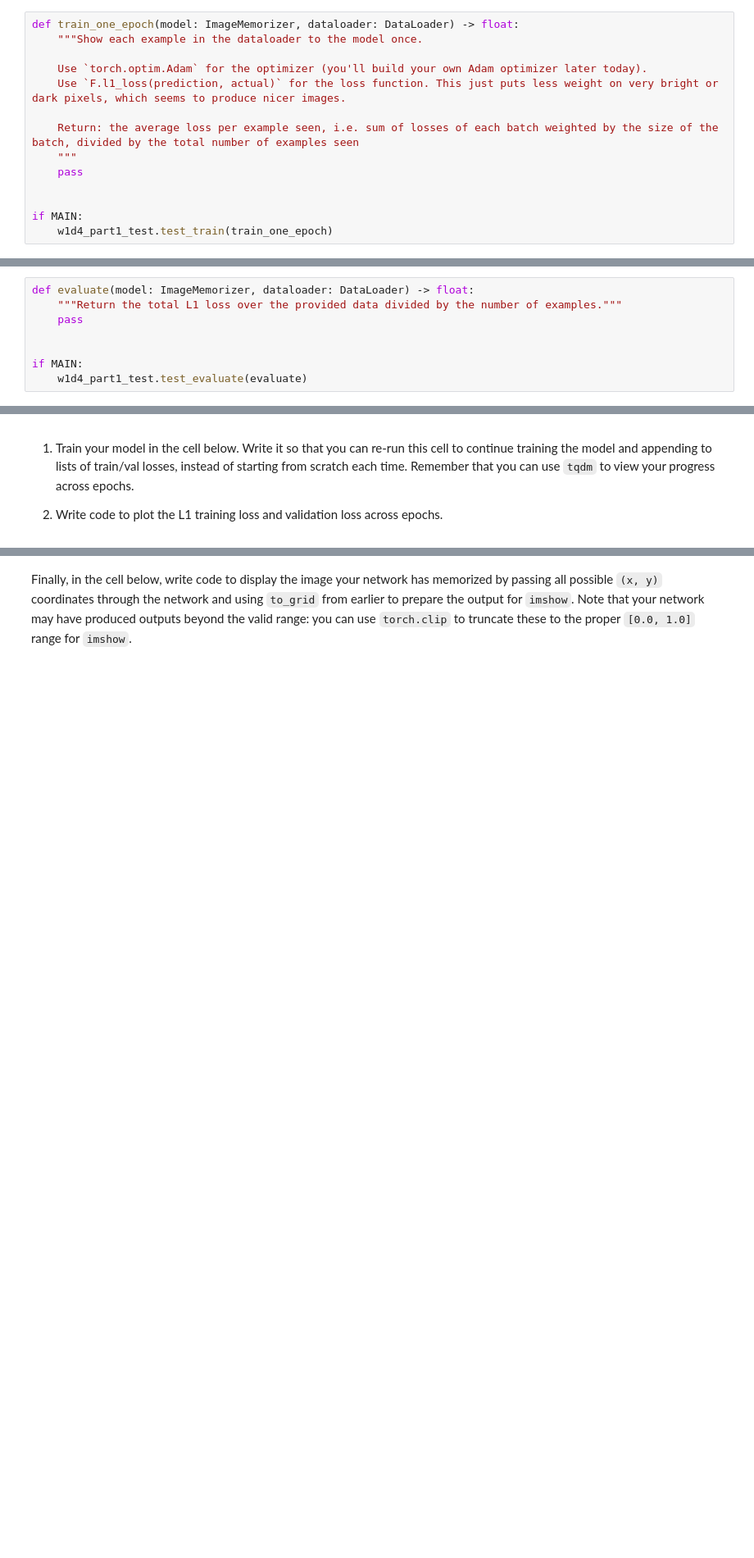
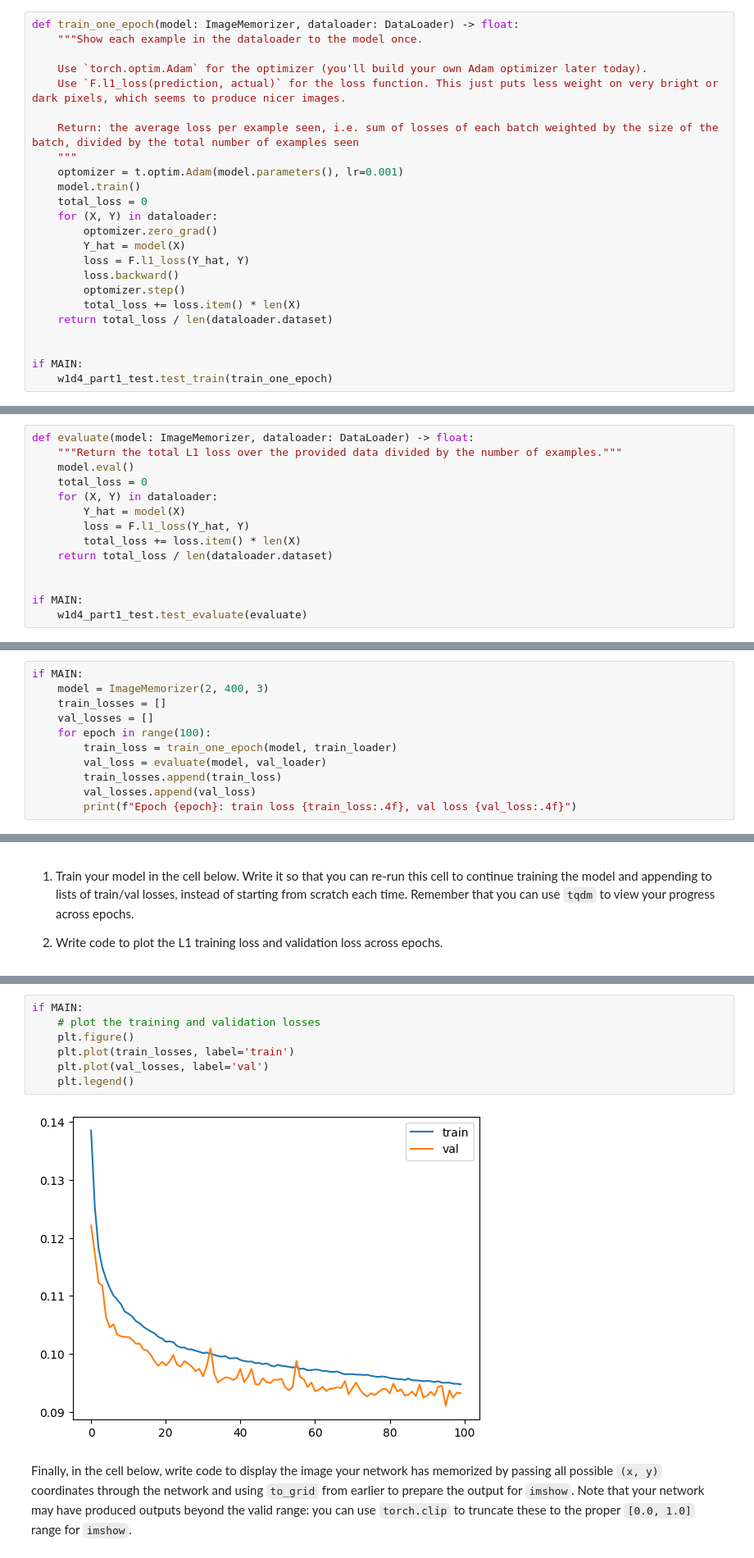
Before and after one commit to David-McSharry/MLAB, a Jupyter notebook: w1d4_part1_answers.ipynb, the cells around one changed output, grey strips where cells are left out. Shown at 82% size. Cells and saved outputs as stored; diff of their text form; blank space fills up the shorter version.

```diff
--- a/w1d4_part1_answers.ipynb
+++ b/w1d4_part1_answers.ipynb
@@ -430,7 +441,17 @@ def train_one_epoch(model: ImageMemorizer, dataloader: DataLoader) -> float:
 
     Return: the average loss per example seen, i.e. sum of losses of each batch weighted by the size of the batch, divided by the total number of examples seen
     """
-    pass
+    optomizer = t.optim.Adam(model.parameters(), lr=0.001)
+    model.train()
+    total_loss = 0
+    for (X, Y) in dataloader:
+        optomizer.zero_grad()
+        Y_hat = model(X)
+        loss = F.l1_loss(Y_hat, Y)
+        loss.backward()
+        optomizer.step()
+        total_loss += loss.item() * len(X)
+    return total_loss / len(dataloader.dataset)
 
 
 if MAIN:
@@ -443,7 +466,13 @@ Tip: since you don't need gradients for this step, wrap your forward call in the
 # %%
 def evaluate(model: ImageMemorizer, dataloader: DataLoader) -> float:
     """Return the total L1 loss over the provided data divided by the number of examples."""
-    pass
+    model.eval()
+    total_loss = 0
+    for (X, Y) in dataloader:
+        Y_hat = model(X)
+        loss = F.l1_loss(Y_hat, Y)
+        total_loss += loss.item() * len(X)
+    return total_loss / len(dataloader.dataset)
 
 
 if MAIN:
@@ -460,0 +489,11 @@ if MAIN:
+# %%
+if MAIN:
+    model = ImageMemorizer(2, 400, 3)
+    train_losses = []
+    val_losses = []
+    for epoch in range(100):
+        train_loss = train_one_epoch(model, train_loader)
+        val_loss = evaluate(model, val_loader)
+        train_losses.append(train_loss)
+        val_losses.append(val_loss)
+        print(f"Epoch {epoch}: train loss {train_loss:.4f}, val loss {val_loss:.4f}")
@@ -469,3 +523,12 @@ if MAIN:
+# %%
+if MAIN:
+    # plot the training and validation losses
+    plt.figure()
+    plt.plot(train_losses, label='train')
+    plt.plot(val_losses, label='val')
+    plt.legend()
+# %% [output]
+[figure, added]
 # %% [markdown]
 
 Finally, in the cell below, write code to display the image your network has memorized by passing all possible `(x, y)` coordinates through the network and using `to_grid` from earlier to prepare the output for `imshow`. Note that your network may have produced outputs beyond the valid range: you can use `torch.clip` to truncate these to the proper `[0.0, 1.0]` range for `imshow`.
```
Also changed, not shown: parts of 12 cells of this notebook.
